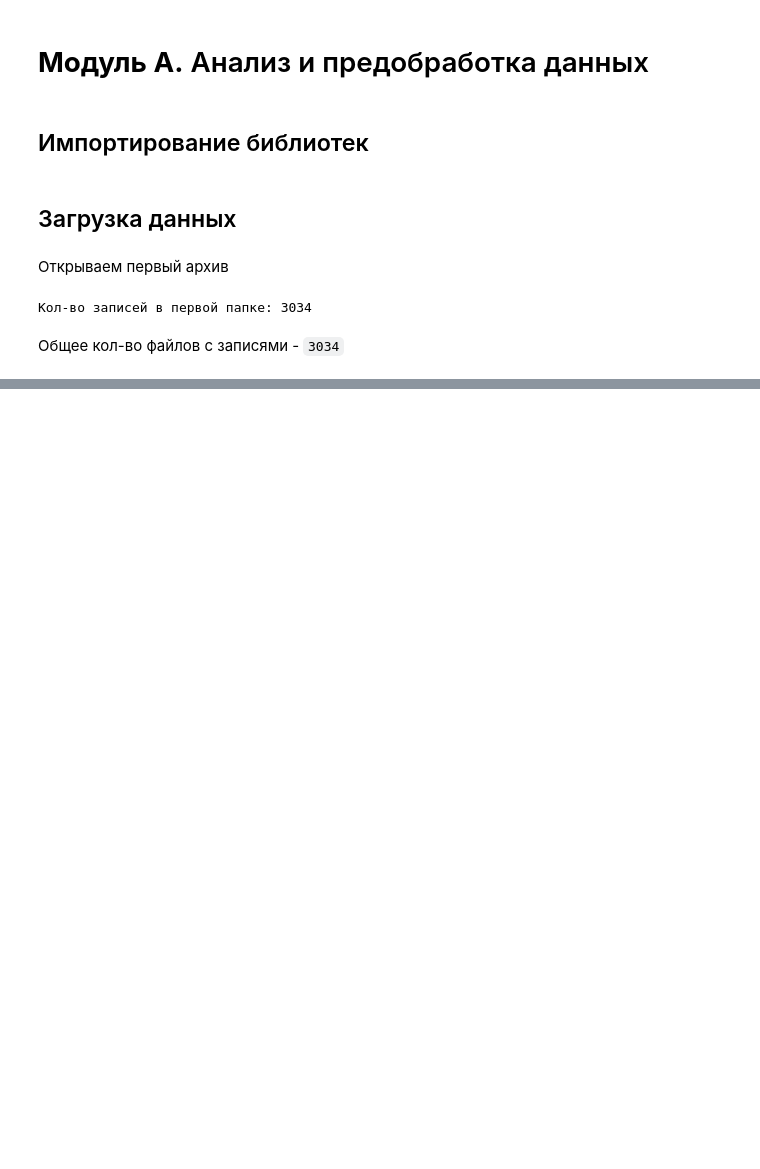
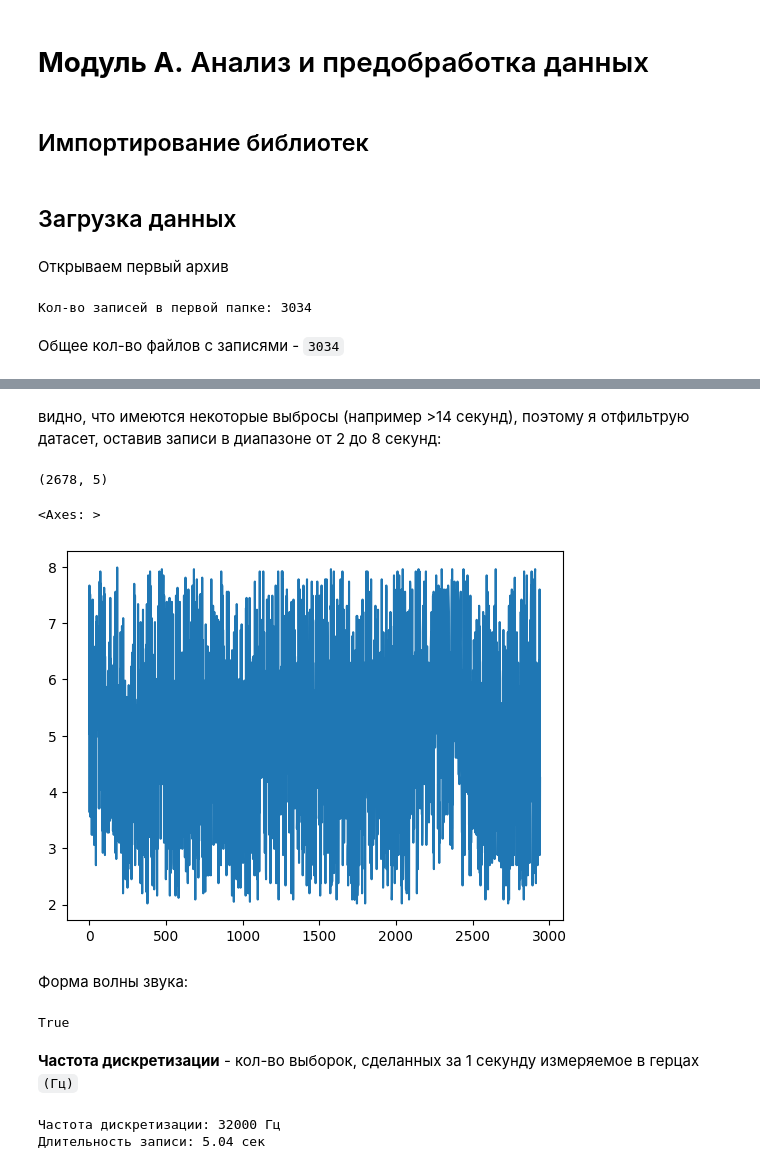
Before and after one commit to Rainfue/Speech-synthesis, a Jupyter notebook: Module1/Module1.ipynb, the cells around one changed output, grey strips where cells are left out. Saved outputs shown, nothing was run; the diff lists cells and outputs as text; code cells hidden in the pictures; blank space fills up the shorter version.

```diff
--- a/Module1/Module1.ipynb
+++ b/Module1/Module1.ipynb
@@ -44,0 +128,28 @@ print(f'Кол-во записей в первой папке: {len(os.listdir(c
+# %% [markdown]
+видно, что имеются некоторые выбросы (например >14 секунд), поэтому я отфильтрую датасет, оставив записи в диапазоне от 2 до 8 секунд:
+# %%
+df_filtered = df[(df['record_duration'] > 2) & (df['record_duration'] < 8)]
+print(df_filtered.shape)
+df_filtered['record_duration'].plot()
+# %% [output]
+(2678, 5)
+<Axes: >
+[figure, added]
+# %% [markdown]
+Форма волны звука:
+# %%
+file_path = os.path.join(data_path, 'clips', df_filtered.loc[0]['path'])
+print(os.path.exists(file_path))
+# %% [output]
+True
+# %% [markdown]
+**Частота дискретизации** - кол-во выборок, сделанных за 1 секунду измеряемое в герцах `(Гц)`
+# %%
+array, sampling_rate = librosa.load(file_path, sr=None)     # где array - временной ряд звука,
+                                                            # и sampling_rate - частота дискретизации
+
+print(f'Частота дискретизации: {sampling_rate} Гц')
+print(f'Длительность записи: {len(array)/sampling_rate:.2f} сек')
+# %% [output]
+Частота дискретизации: 32000 Гц
+Длительность записи: 5.04 сек
```
Also changed, not shown: parts of 38 cells of this notebook.
